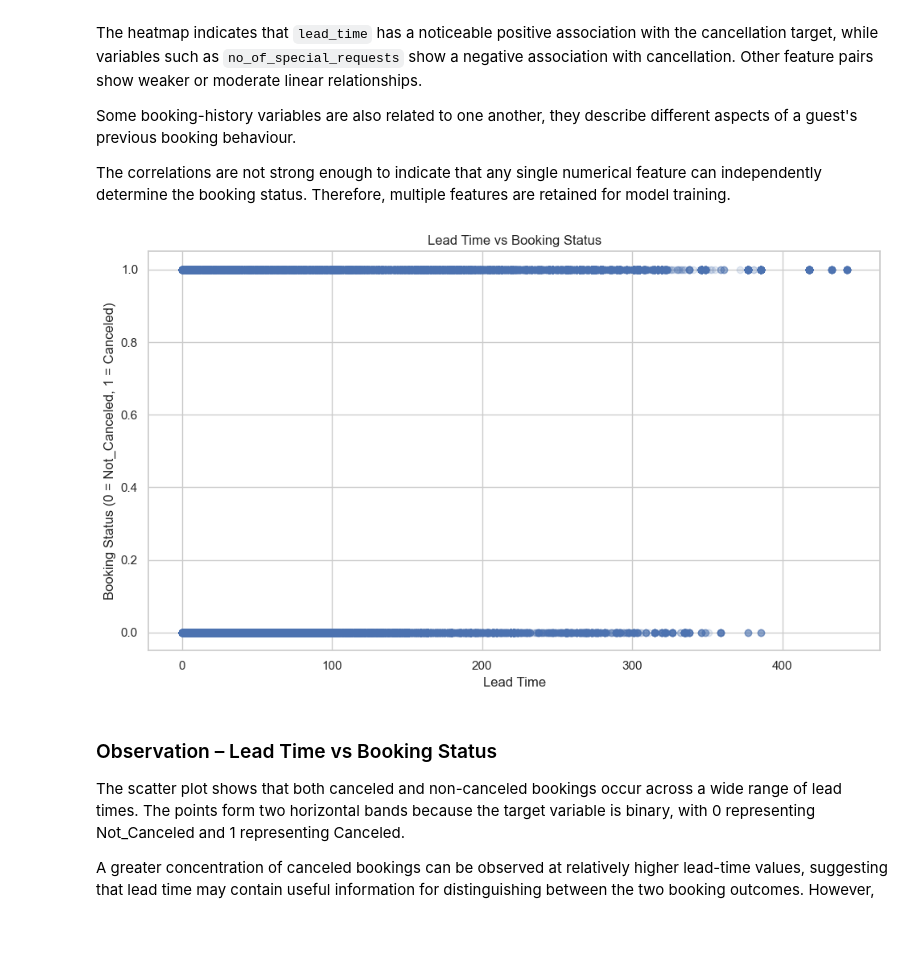
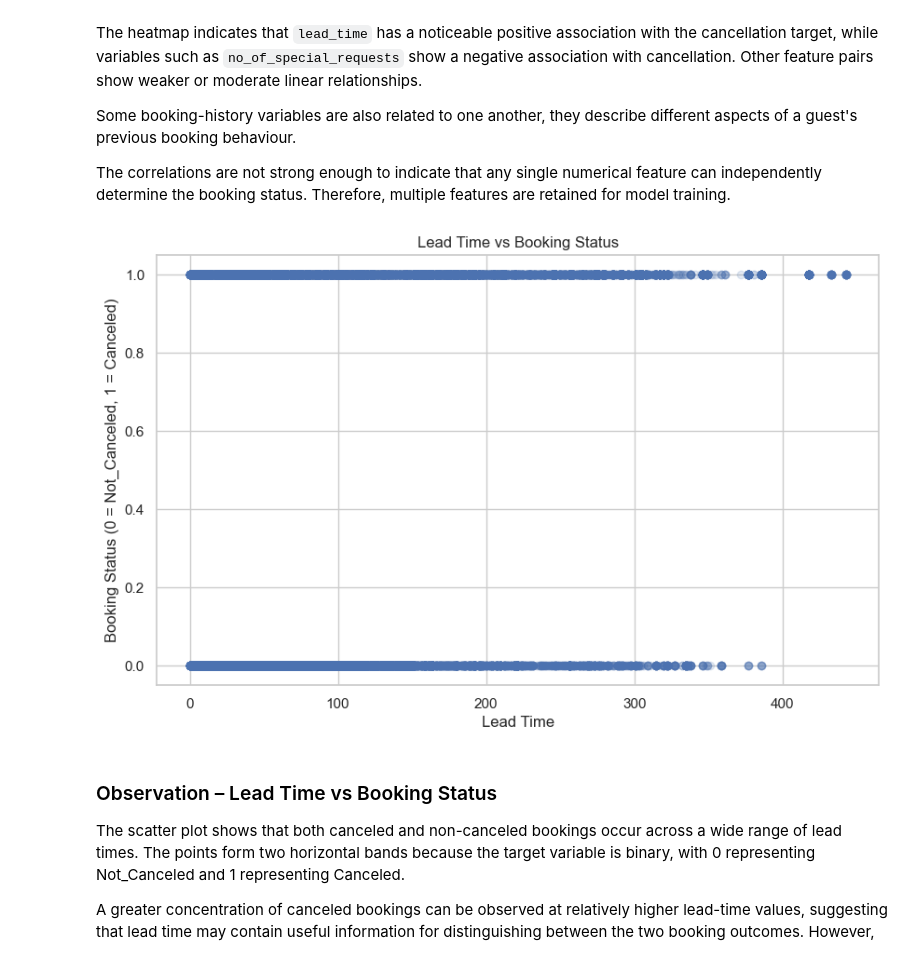
Before and after one commit to vaishnavit67/23cse301-ecommerce-ml-capstone, a Jupyter notebook: Notebooks/Classification.ipynb, the cells around one changed output. Drawn from its saved outputs; the diff is of its cells as text; code cells hidden in the pictures; blank space fills up the shorter version.

```diff
--- a/Notebooks/Classification.ipynb
+++ b/Notebooks/Classification.ipynb
@@ -474,21 +474,20 @@ df_plot["booking_status_encoded"] = (
 # %%
 # LEAD TIME VS BOOKING STATUS
 plt.figure(figsize=(10, 6))
 
 plt.scatter(
     df_plot["lead_time"],
     df_plot["booking_status_encoded"],
     alpha=0.15
 )
 
 plt.title("Lead Time vs Booking Status")
 plt.xlabel("Lead Time")
 plt.ylabel("Booking Status (0 = Not_Canceled, 1 = Canceled)")
 
-plt.tight_layout()
 plt.show()
 # %% [output]
-[figure, old version]
+[figure, new version]
 # %% [markdown]
 ### Observation – Lead Time vs Booking Status
 
```
